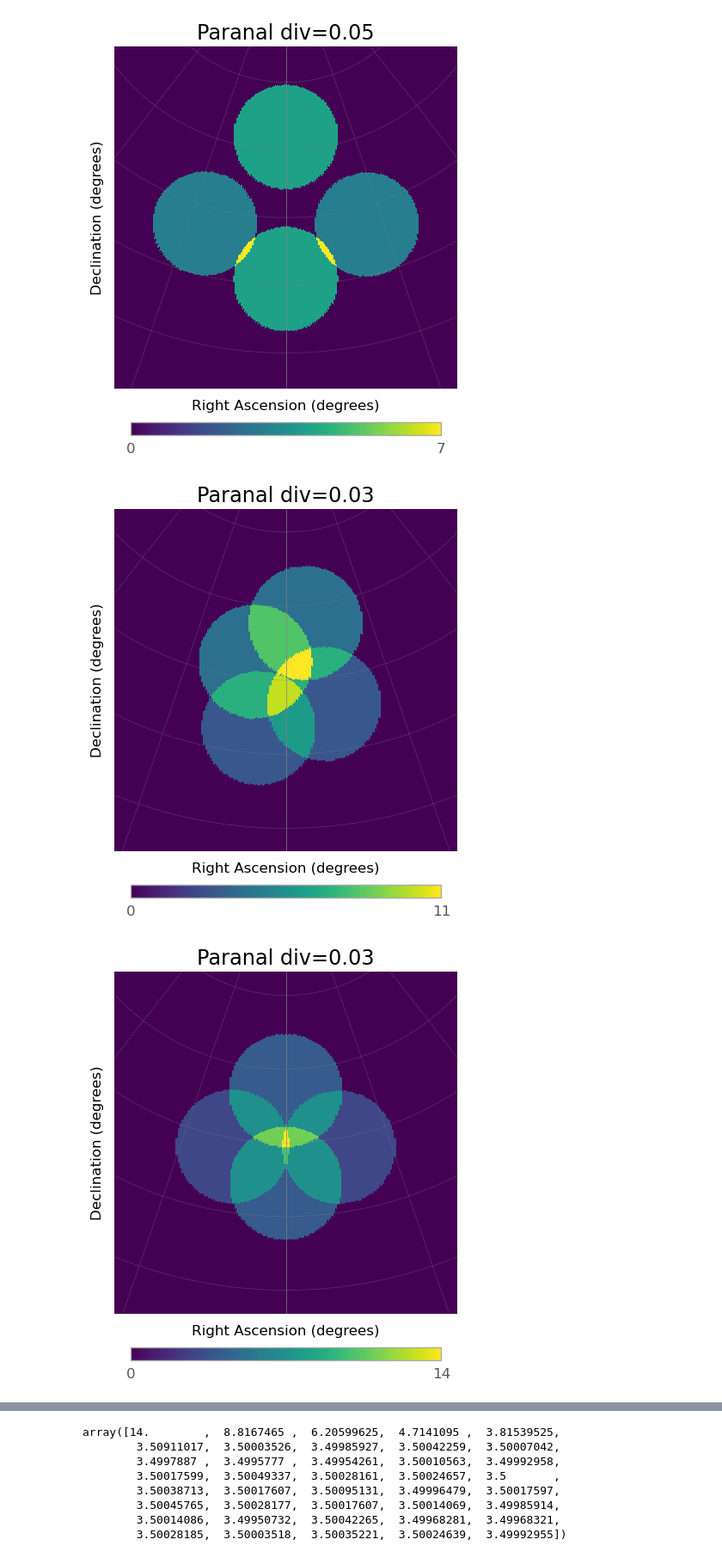
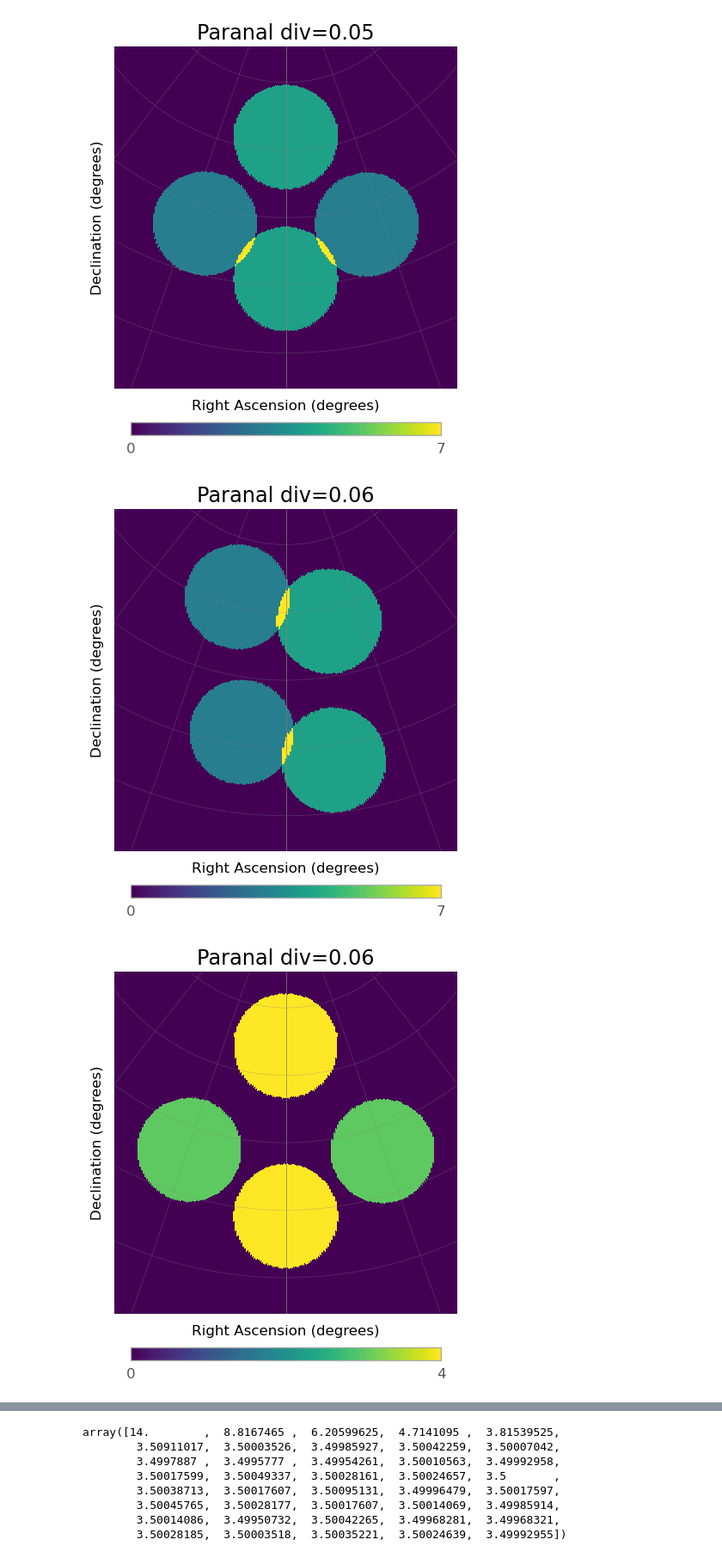
Before and after one commit to SamantaMorales/divtel, a Jupyter notebook: Confronting_different_MST.ipynb, the cells around one changed output, grey strips where cells are left out. Shown at 86% size. Cells and saved outputs as stored; diff of their text form; code cells hidden in the pictures.

```diff
--- a/Confronting_different_MST.ipynb
+++ b/Confronting_different_MST.ipynb
@@ -677,7 +677,7 @@ plt.show()
 # %% [markdown]
 ## GRAPHING MULTIPLICITY AND FOV to understand what is going on
 # %%
-array= LoadConfig("./subarray_1_SOUTH.txt", frame=cta, pointing2src=True)
+array= LoadConfig("./subarray_1_2_SOUTH.txt", frame=cta, pointing2src=True)
 array_2= LoadConfig("./subarray_2_SOUTH.txt", frame=cta, pointing2src=True)
 array_3= LoadConfig("./subarray_3_SOUTH.txt", frame=cta, pointing2src=True)
 # %%
@@ -1119,13 +1128,13 @@ array_3.multiplicity_plot(number_of_telescopes_subarray_3)
 [figure]
 [figure]
 # %%
-array_2.divergent_pointing(div=0.03, az=0, alt=70)
-array_2.multiplicity_plot(number_of_telescopes_subarray_2)
-array_3.divergent_pointing(div=0.03, az=0, alt=70)
+array.divergent_pointing(div=0.06, az=0, alt=70)
+array.multiplicity_plot(number_of_telescopes_subarray_1)
+array_3.divergent_pointing(div=0.06, az=0, alt=70)
 array_3.multiplicity_plot(number_of_telescopes_subarray_3)
 # %% [output]
-[figure, old version]
+[figure, new version]
-[figure, old version]
+[figure, new version]
 # %%
 plt.plot(div, multiplicity_array/multiplicity_full_array, label='Sub Array 1/Full Array m_cut 3')
 plt.plot(div, multiplicity_array_2/multiplicity_full_array, label='Sub Array 2/Full Array m_cut 3')
```
Also changed, not shown: parts of 7 cells of this notebook, 9 other files.
